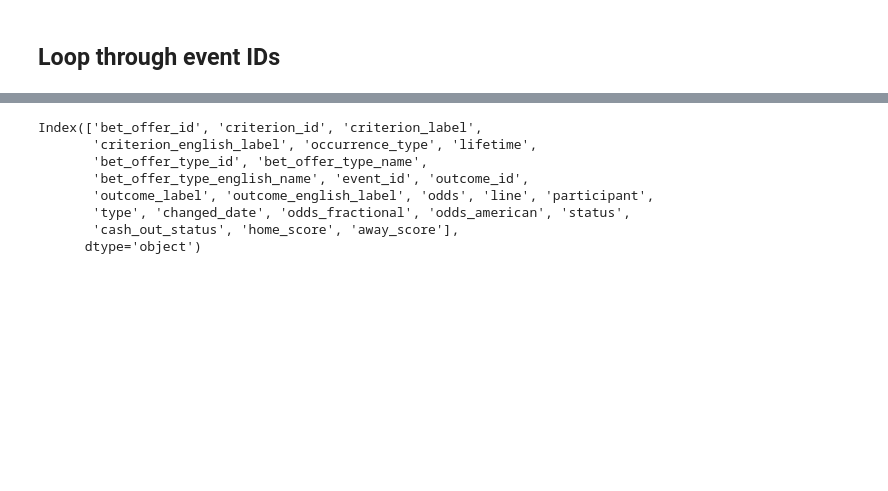
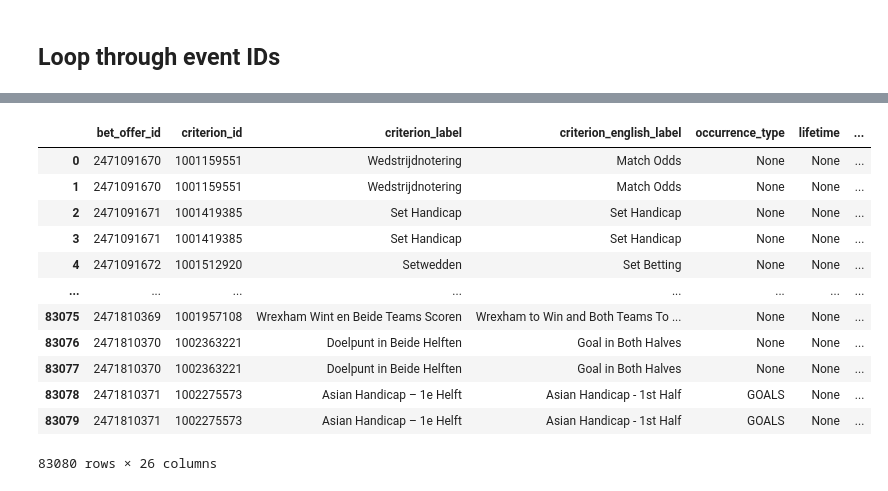
Before and after one commit to carpedimi/ArbitrageBets_sms, a Jupyter notebook: scrapers/unibet/unibetAllSport.ipynb, the cells around one changed output, grey strips where cells are left out. Saved outputs shown, nothing was run; the diff lists cells and outputs as text; code cells hidden in the pictures; blank space fills up the shorter version.

```diff
--- a/scrapers/unibet/unibetAllSport.ipynb
+++ b/scrapers/unibet/unibetAllSport.ipynb
@@ -167,9 +167,10 @@ cookies = {
 
 # Initialize an empty list to collect event data
 all_events_data = []
+all_paths = df['pathTermId']  # You can add more paths to this list
 
-# Loop through each 'pathTermId' in the DataFrame
-for path_term_id in df['pathTermId']:
+# Loop through each 'pathTermId' in the list
+for path_term_id in all_paths:
     # Construct the URL with the pathTermId
     url = base_url.format(path_term_id)
 
@@ -198,20 +199,22 @@ for path_term_id in df['pathTermId']:
 
                         # Check if 'groups' is present in matches
                         if 'groups' in matches and len(matches['groups']) > 0:
-                            groups = matches['groups'][0]
-                            if 'events' in groups:
-                                # Loop over events and gather the necessary information
-                                for event in groups['events']:
-                                    event_info = event.get('event', {})
-                                    event_data = {
-                                        'event_id': event_info.get('id'),
-                                        'event_name': event_info.get('englishName'),
-                                        'sport': event_info.get('sport'),
-                                        'group_name': event_info.get('group', 'N/A')  # Include group name (e.g., ATP Finals)
-                                    }
-                                    all_events_data.append(event_data)
-                            else:
-                                print(f"No 'events' key in group for {path_term_id}")
+                            # Loop over all groups
+                            for group in matches['groups']:
+                                group_name = group.get('name', 'N/A')  # Get the group name, if available
+                                if 'events' in group:
+                                    # Loop over events and gather the necessary information
+                                    for event in group['events']:
+                                        event_info = event.get('event', {})
+                                        event_data = {
+                                            'event_id': event_info.get('id'),
+                                            'event_name': event_info.get('englishName'),
+                                            'sport': event_info.get('sport'),
+                                            'group_name': group_name  # Include the group name here
+                                        }
+                                        all_events_data.append(event_data)
+                                else:
+                                    print(f"No 'events' key in group {group_name} for {path_term_id}")
                         elif 'events' in matches:
                             # Fallback: If 'groups' is not found, check if 'events' is directly under 'matches'
                             for event in matches['events']:
@@ -220,7 +223,7 @@ for path_term_id in df['pathTermId']:
                                     'event_id': event_info.get('id'),
                                     'event_name': event_info.get('englishName'),
                                     'sport': event_info.get('sport'),
-                                    'group_name': event_info.get('group', 'N/A')  # Include group name (e.g., ATP Finals)
+                                    'group_name': 'N/A'  # No group in this case
                                 }
                                 all_events_data.append(event_data)
                         else:
@@ -369,0 +356,6 @@ Request for event_id 1022075179 failed with status code: 404
+# %%
+# Perform the left join on 'event_id' to get 'sport' and 'group_name' from events_df
+final_df = final_df.merge(events_df[['event_id', 'sport', 'group_name']], on='event_id', how='left')
+
+# Display the updated final_df
+print(final_df)
@@ -370,12 +380,17 @@ Request for event_id 1022075179 failed with status code: 404
 # %%
-final_df.columns
+final_df
 # %% [output]
+|  | bet_offer_id | criterion_id | criterion_label | criterion_english_label | occurrence_type | lifetime | ... |
+| 0 | 2471091670 | 1001159551 | Wedstrijdnotering | Match Odds | None | None | ... |
+| 1 | 2471091670 | 1001159551 | Wedstrijdnotering | Match Odds | None | None | ... |
+| 2 | 2471091671 | 1001419385 | Set Handicap | Set Handicap | None | None | ... |
+| 3 | 2471091671 | 1001419385 | Set Handicap | Set Handicap | None | None | ... |
+| 4 | 2471091672 | 1001512920 | Setwedden | Set Betting | None | None | ... |
+| ... | ... | ... | ... | ... | ... | ... | ... |
+| 83075 | 2471810369 | 1001957108 | Wrexham Wint en Beide Teams Scoren | Wrexham to Win and Both Teams To ... | None | None | ... |
+| 83076 | 2471810370 | 1002363221 | Doelpunt in Beide Helften | Goal in Both Halves | None | None | ... |
+| 83077 | 2471810370 | 1002363221 | Doelpunt in Beide Helften | Goal in Both Halves | None | None | ... |
+| 83078 | 2471810371 | 1002275573 | Asian Handicap – 1e Helft | Asian Handicap - 1st Half | GOALS | None | ... |
+| 83079 | 2471810371 | 1002275573 | Asian Handicap – 1e Helft | Asian Handicap - 1st Half | GOALS | None | ... |
-Index(['bet_offer_id', 'criterion_id', 'criterion_label',
-       'criterion_english_label', 'occurrence_type', 'lifetime',
-       'bet_offer_type_id', 'bet_offer_type_name',
-       'bet_offer_type_english_name', 'event_id', 'outcome_id',
-       'outcome_label', 'outcome_english_label', 'odds', 'line', 'participant',
-       'type', 'changed_date', 'odds_fractional', 'odds_american', 'status',
-       'cash_out_status', 'home_score', 'away_score'],
-      dtype='object')
+83080 rows × 26 columns
 # %%
```
Also changed, not shown: parts of 6 cells of this notebook, 1 other file.
